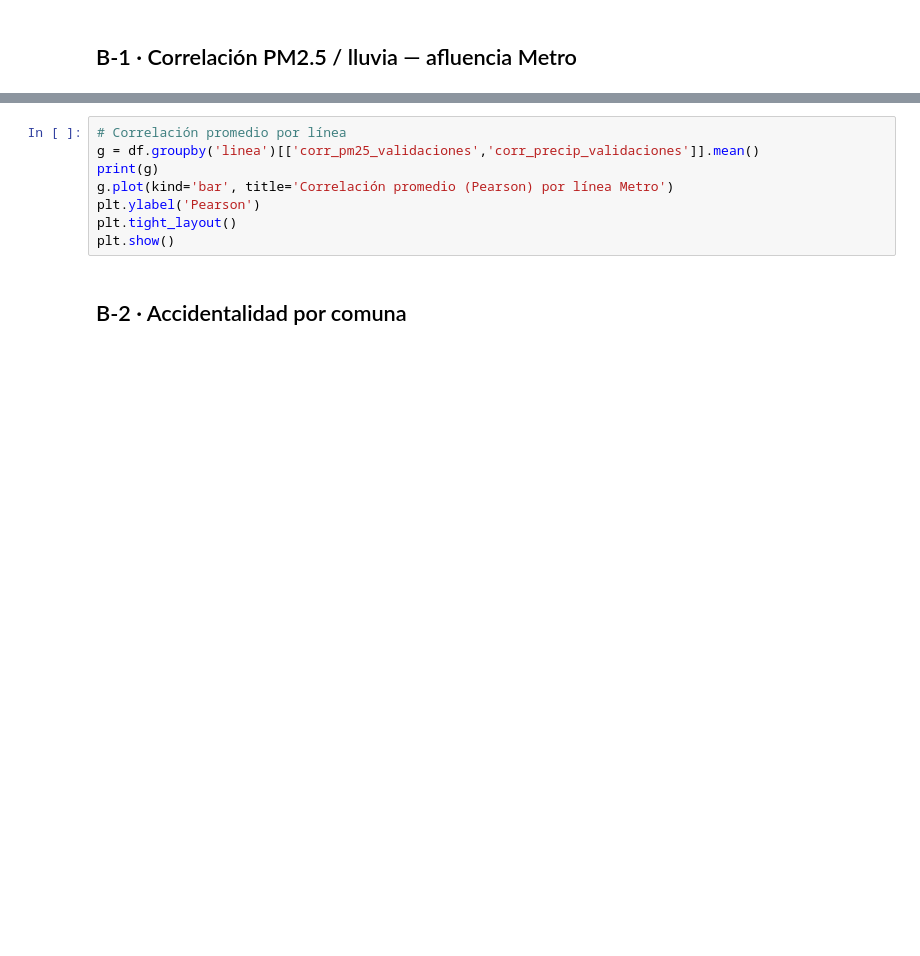
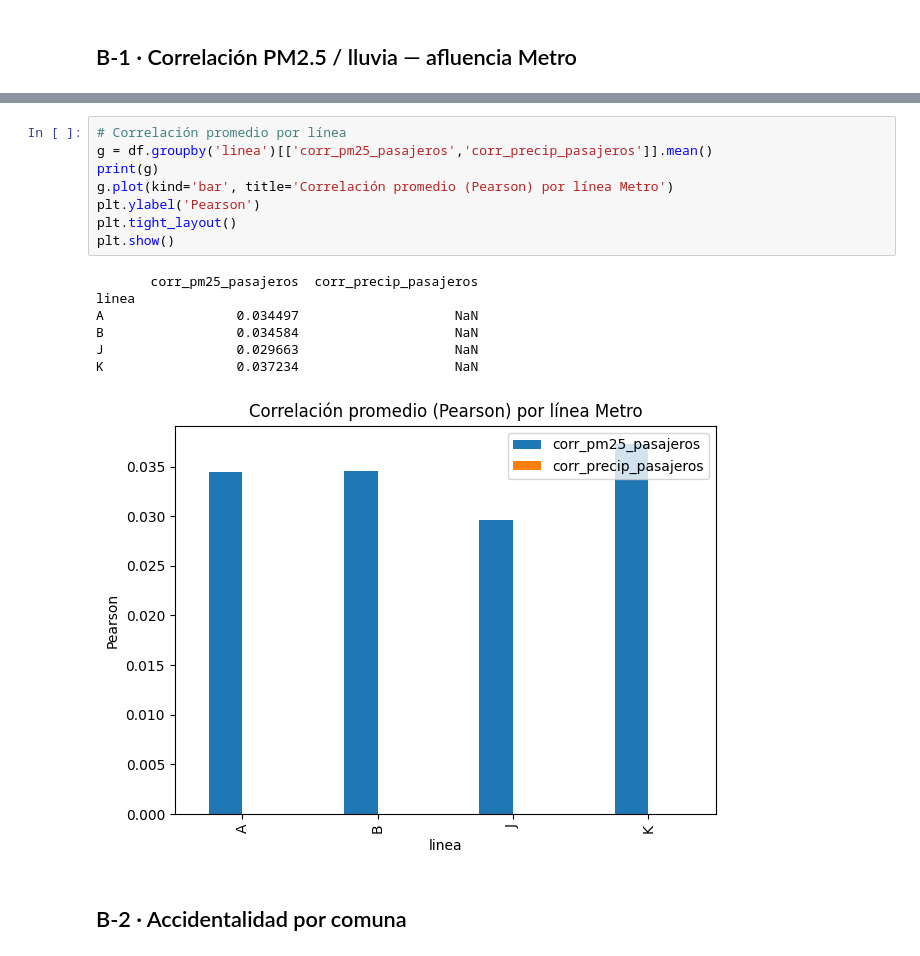
Before and after one commit to JeanCarloLondo/PULSO_MED, a Jupyter notebook: notebooks/01_eda_gold.ipynb, the cells around one changed output, grey strips where cells are left out. Drawn from its saved outputs; the diff is of its cells as text; blank space fills up the shorter version.

```diff
--- a/notebooks/01_eda_gold.ipynb
+++ b/notebooks/01_eda_gold.ipynb
@@ -33,11 +46,19 @@ df.head(10)
 # %%
 # Correlación promedio por línea
-g = df.groupby('linea')[['corr_pm25_validaciones','corr_precip_validaciones']].mean()
+g = df.groupby('linea')[['corr_pm25_pasajeros','corr_precip_pasajeros']].mean()
 print(g)
 g.plot(kind='bar', title='Correlación promedio (Pearson) por línea Metro')
 plt.ylabel('Pearson')
 plt.tight_layout()
 plt.show()
+# %% [output]
+       corr_pm25_pasajeros  corr_precip_pasajeros
+linea
+A                 0.034497                    NaN
+B                 0.034584                    NaN
+J                 0.029663                    NaN
+K                 0.037234                    NaN
+[figure, added]
 # %% [markdown]
 ## B-2 · Accidentalidad por comuna
 # %%
```
Also changed, not shown: parts of 5 cells of this notebook, 5 other files.
